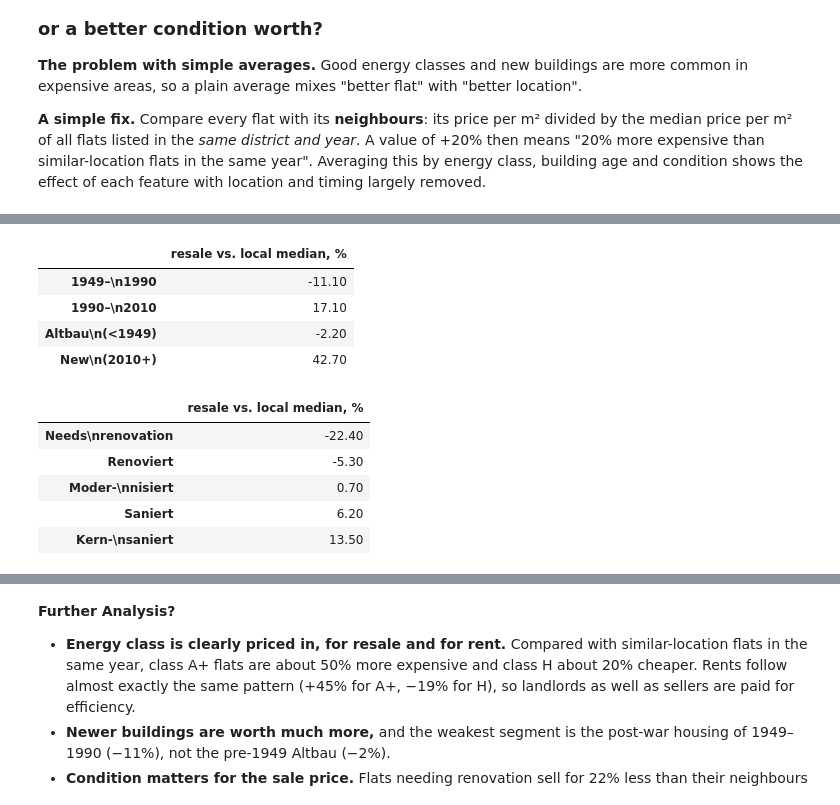
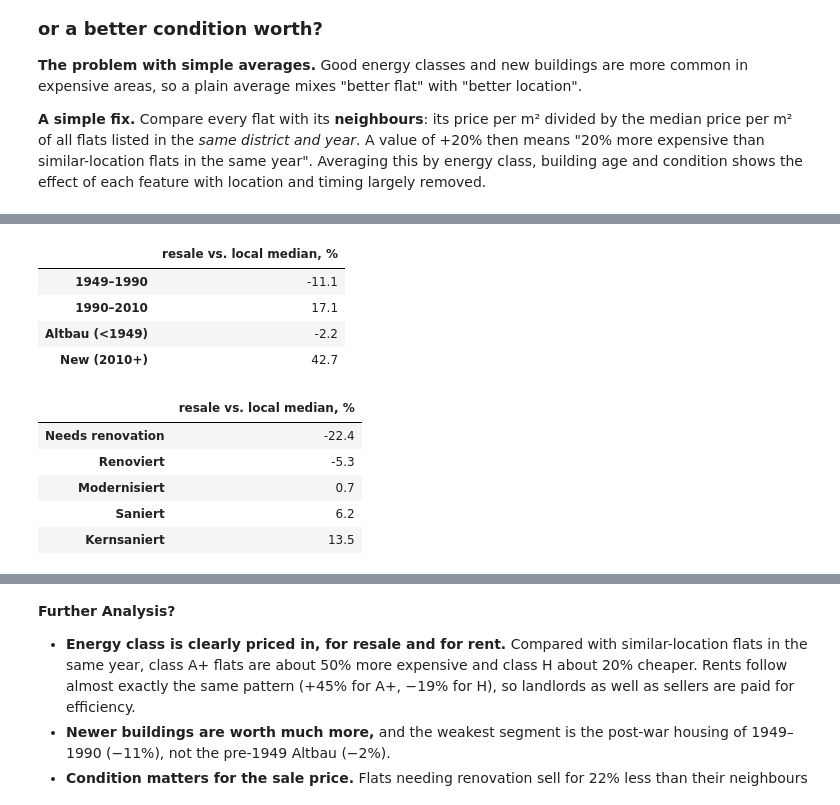
Before and after one commit to phamhuongbds/Berlin-housing-market-analysis_2020_2026, a Jupyter notebook: berlin_housing_analysis.ipynb, the cells around one changed output, grey strips where cells are left out. Cells and saved outputs as stored; diff of their text form; code cells hidden in the pictures.

```diff
--- a/berlin_housing_analysis.ipynb
+++ b/berlin_housing_analysis.ipynb
@@ -446,15 +443,17 @@ energy_order = ["A_plus", "A", "B", "C", "D", "E", "F", "G", "H"]
 energy = pd.DataFrame({"resale": sales.groupby("energy_class")["vs_local_%"].median(),
                        "rent": rent.groupby("energy_class")["vs_local_%"].median()}).reindex(energy_order)
 energy.index = ["A+", "A", "B", "C", "D", "E", "F", "G", "H"]
+
 era_order = ["post_war_1949_1990", "modern_1990_2010", "altbau_pre_1949", "new_post_2010"]
 era = sales.groupby("building_era")["vs_local_%"].median().reindex(era_order)
-era.index = ["1949–\n1990", "1990–\n2010", "Altbau\n(<1949)", "New\n(2010+)"]
+era.index = ["1949–1990", "1990–2010", "Altbau (<1949)", "New (2010+)"]
+
 cond_order = ["renovierungsbedürftig", "renoviert", "modernisiert", "saniert", "kernsaniert"]
 cond = sales.groupby("condition")["vs_local_%"].median().reindex(cond_order)
-cond.index = ["Needs\nrenovation", "Renoviert", "Moder-\nnisiert", "Saniert", "Kern-\nsaniert"]
+cond.index = ["Needs renovation", "Renoviert", "Modernisiert", "Saniert", "Kernsaniert"]
 
-display(energy.rename(columns={"resale": "resale vs. local median, %", "rent": "rent vs. local median, %"}).round(1))
-display(era.to_frame("resale vs. local median, %").round(1))
-display(cond.to_frame("resale vs. local median, %").round(1))
+display(energy.rename(columns={"resale": "resale vs. local median, %", "rent": "rent vs. local median, %"}).style.format("{:.1f}"))
+display(era.to_frame("resale vs. local median, %").style.format("{:.1f}"))
+display(cond.to_frame("resale vs. local median, %").style.format("{:.1f}"))
 # %% [output]
 |  | resale vs. local median, % | rent vs. local median, % |
@@ -470,13 +469,13 @@ display(cond.to_frame("resale vs. local median, %").round(1))
 |  | resale vs. local median, % |
-| 1949–\n1990 | -11.10 |
-| 1990–\n2010 | 17.10 |
-| Altbau\n(<1949) | -2.20 |
-| New\n(2010+) | 42.70 |
+| 1949–1990 | -11.1 |
+| 1990–2010 | 17.1 |
+| Altbau (<1949) | -2.2 |
+| New (2010+) | 42.7 |
 |  | resale vs. local median, % |
-| Needs\nrenovation | -22.40 |
-| Renoviert | -5.30 |
-| Moder-\nnisiert | 0.70 |
-| Saniert | 6.20 |
-| Kern-\nsaniert | 13.50 |
+| Needs renovation | -22.4 |
+| Renoviert | -5.3 |
+| Modernisiert | 0.7 |
+| Saniert | 6.2 |
+| Kernsaniert | 13.5 |
 # %%
 fig, axes = plt.subplots(1, 3, figsize=(13.5, 4.4), gridspec_kw={"width_ratios": [1.5, 1, 1.1], "wspace": 0.32})
```
Also changed, not shown: parts of 12 cells of this notebook.
